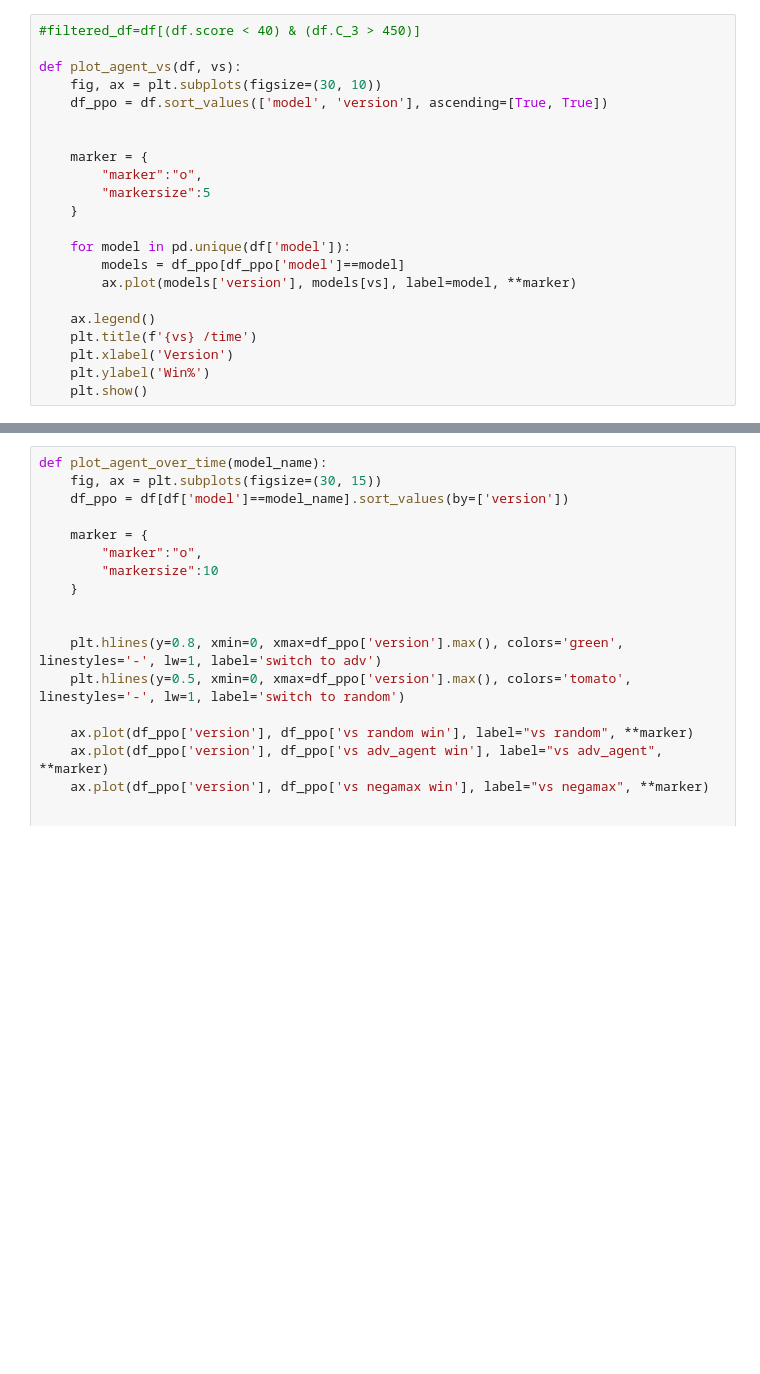
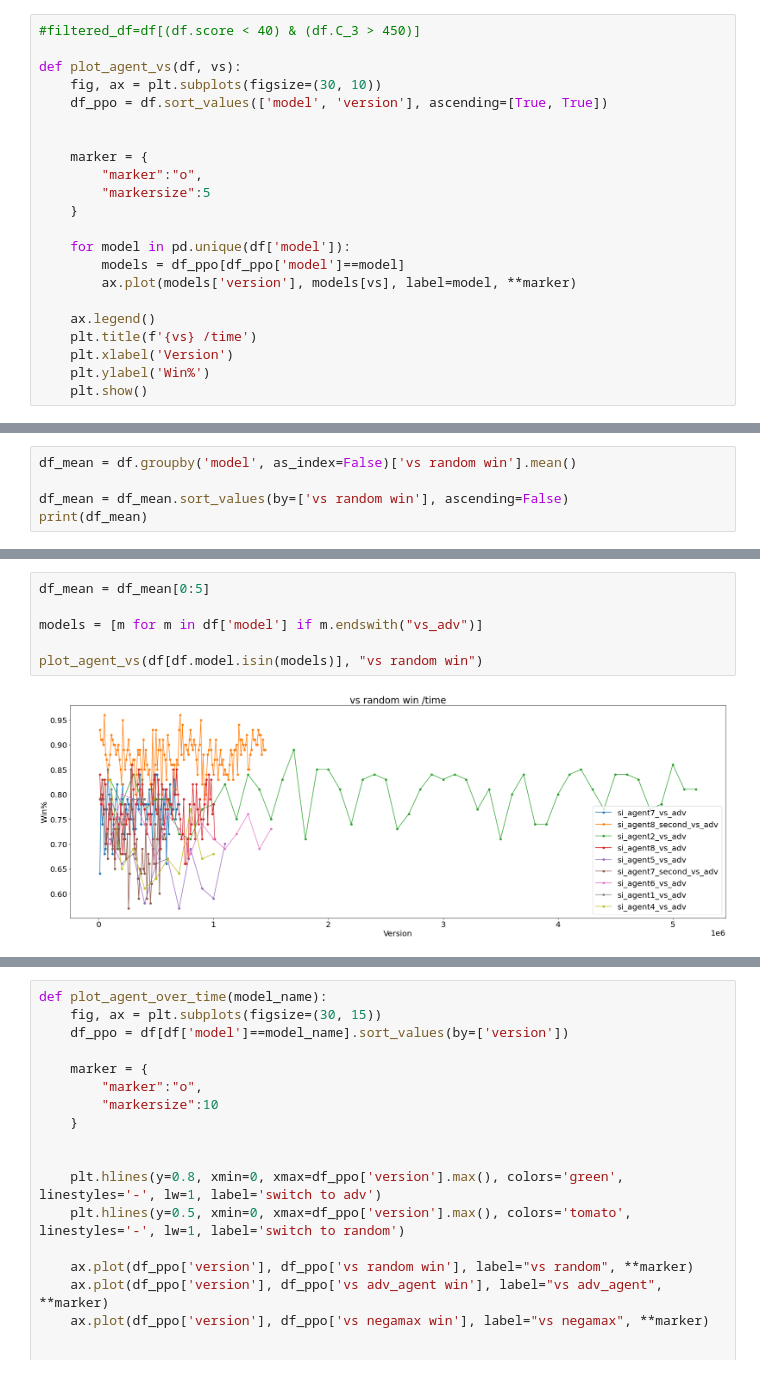
Before and after one commit to obiSerra/connect_x_ml, a Jupyter notebook: model_benchmark.ipynb, the cells around one changed output, grey strips where cells are left out. Cells and saved outputs as stored; diff of their text form; blank space fills up the shorter version.

```diff
--- a/model_benchmark.ipynb
+++ b/model_benchmark.ipynb
@@ -111,0 +139,5 @@ plot_agent_vs(df, "vs adv_agent win")
+# %%
+df_mean = df.groupby('model', as_index=False)['vs random win'].mean()
+
+df_mean = df_mean.sort_values(by=['vs random win'], ascending=False)
+print(df_mean)
@@ -111,0 +162,8 @@ plot_agent_vs(df, "vs adv_agent win")
+# %%
+df_mean = df_mean[0:5]
+
+models = [m for m in df['model'] if m.endswith("vs_adv")]
+
+plot_agent_vs(df[df.model.isin(models)], "vs random win")
+# %% [output]
+[figure, added]
```
Also changed, not shown: parts of 19 cells of this notebook, 36 other files.
